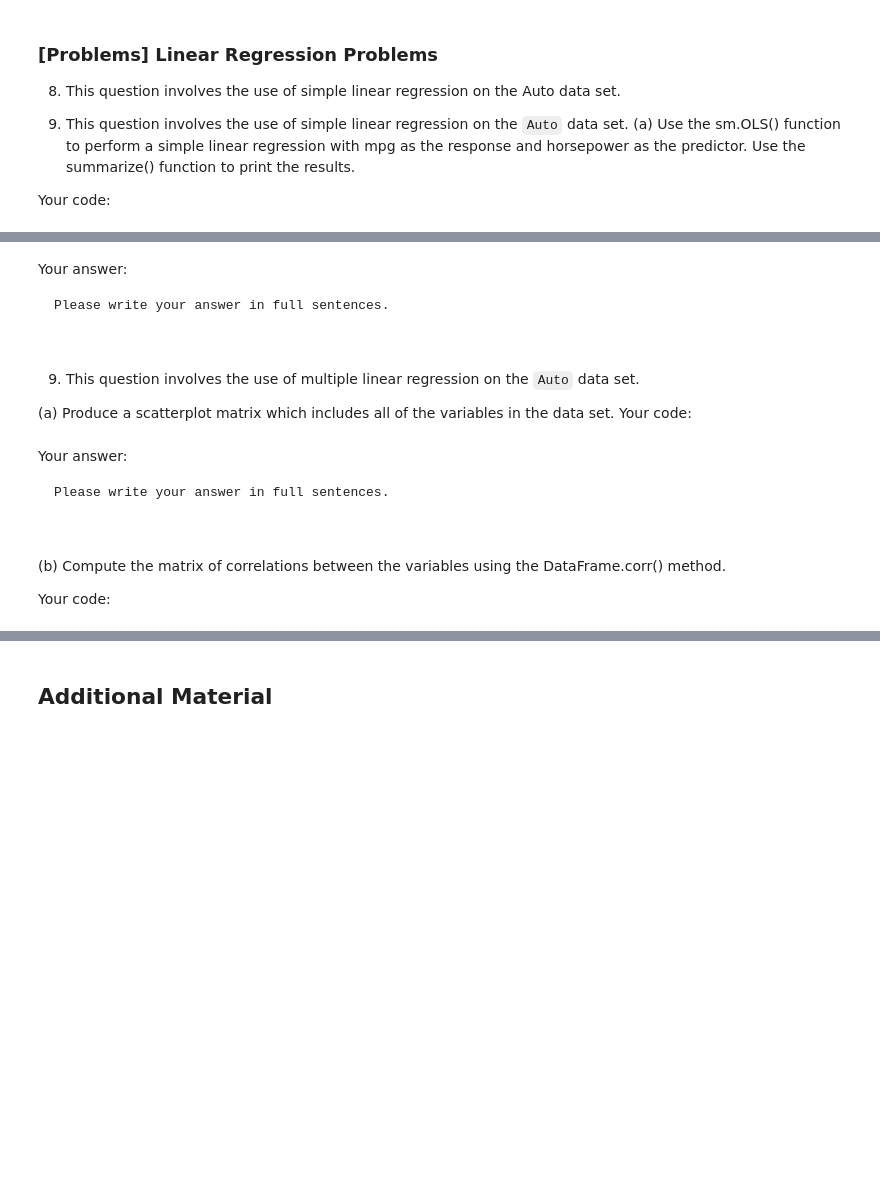
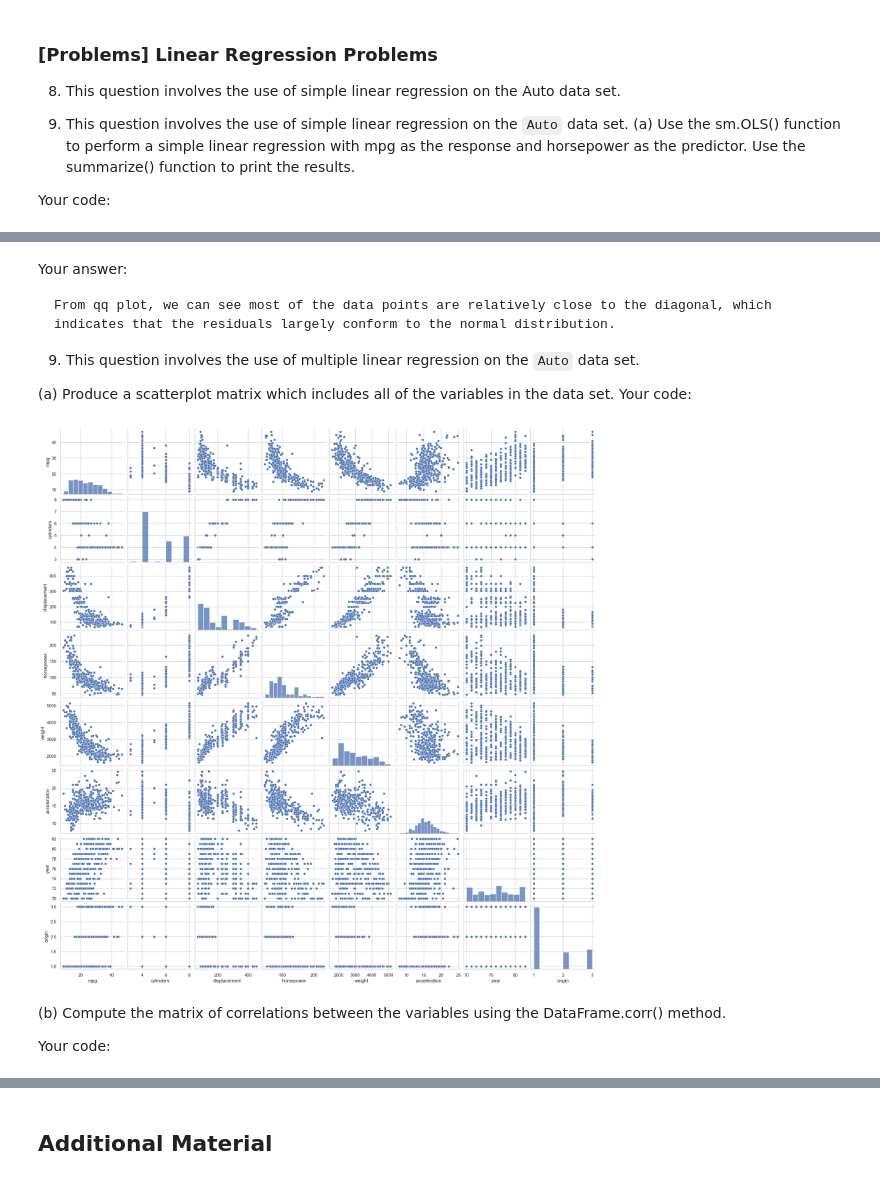
Before and after one commit to BU-MSSP-Classroom/ma679-spring2024-01-linear-regression-SCOTT07186, a Jupyter notebook: Ch3_Regression_Python.ipynb, the cells around one changed output, grey strips where cells are left out. Drawn from its saved outputs; the diff is of its cells as text; code cells hidden in the pictures; blank space fills up the shorter version.

```diff
--- a/Ch3_Regression_Python.ipynb
+++ b/Ch3_Regression_Python.ipynb
@@ -668,9 +747,7 @@ Your code:
 Your answer:
 
 ~~~
-Please write your answer in full sentences.
-
-
+From qq plot, we can see most of the data points are relatively close to the diagonal, which indicates that the residuals largely conform to the normal distribution.
 ~~~
 
 
@@ -679,16 +756,15 @@ Please write your answer in full sentences.
 (a) Produce a scatterplot matrix which includes all of the variables in the data set.
 Your code:
 # %%
-#
-#
+import seaborn as sns
+
+sns.pairplot(auto_data)
+
+plt.show()
+# %% [output]
+[figure, added]
 # %% [markdown]
-Your answer:
 
-~~~
-Please write your answer in full sentences.
-
-
-~~~
 
 
 (b) Compute the matrix of correlations between the variables using
```
Also changed, not shown: parts of 39 cells of this notebook, 2 other files.
